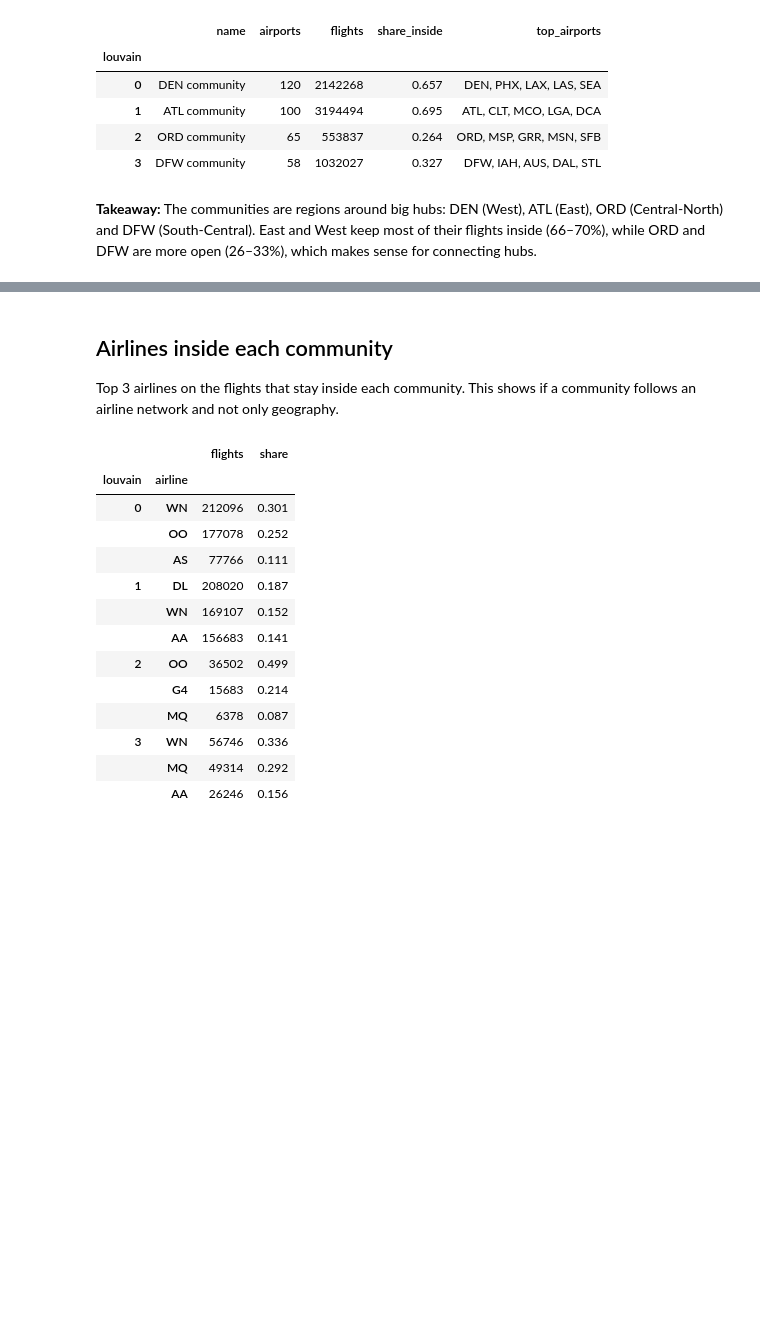
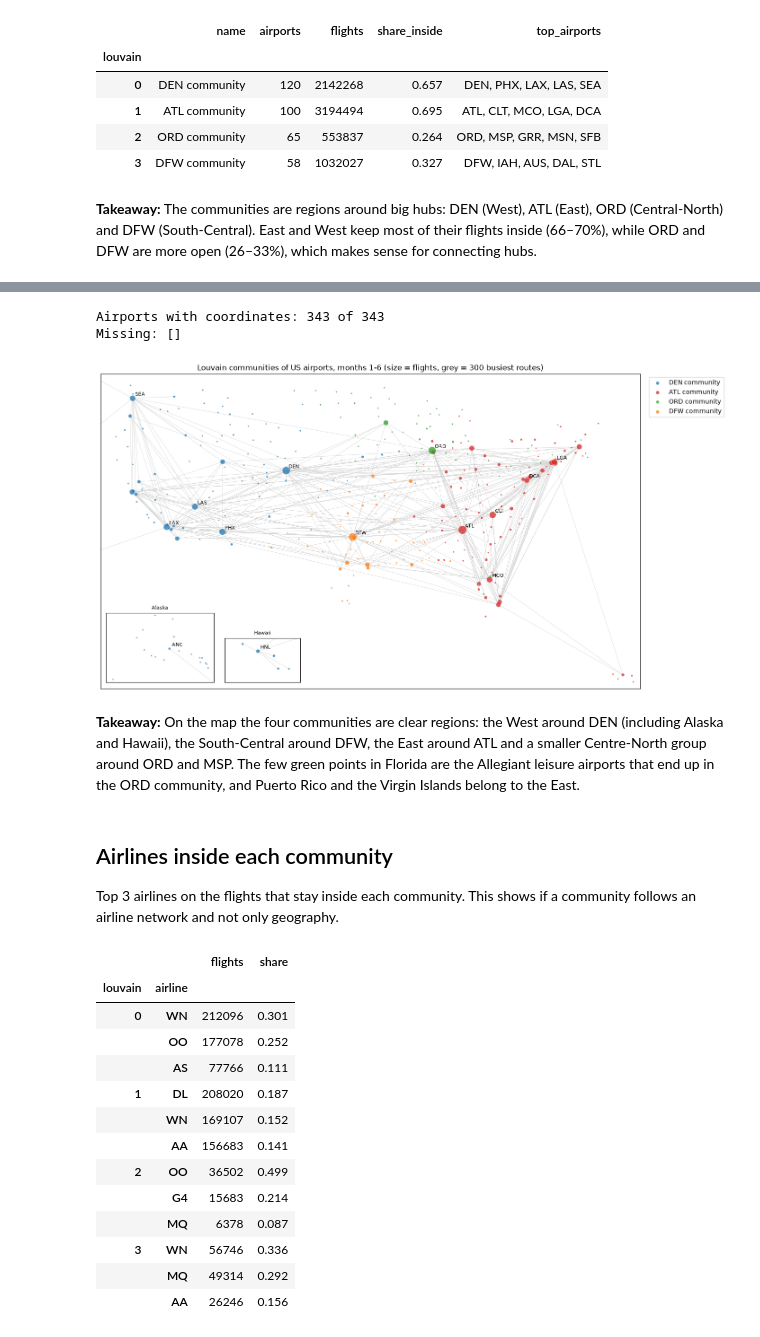
Before and after one commit to Smaash7/ComputationalToolsForDS, a Jupyter notebook: notebooks/03_airport_network.ipynb, the cells around one changed output, grey strips where cells are left out. Drawn from its saved outputs; the diff is of its cells as text; code cells hidden in the pictures; blank space fills up the shorter version.

Commit message:
RQ2: fit_communities for RQ3, community map, spectral

```diff
--- a/notebooks/03_airport_network.ipynb
+++ b/notebooks/03_airport_network.ipynb
@@ -231,3 +236,81 @@ summary.to_csv(TABLES_DIR / "03_louvain_communities.csv")
+# %%
+import airportsdata
+
+# coordinates only for drawing the map (airportsdata package, not used in any analysis)
+airport_info = airportsdata.load("IATA")
+
+missing = []
+for airport in airport_list:
+    if airport not in airport_info:
+        missing.append(airport)
+print("Airports with coordinates:", len(airport_list) - len(missing), "of", len(airport_list))
+print("Missing:", missing)
+
+# fill missing airports by hand here if needed: {"XXX": (lat, lon)}, with the source in a comment
+manual_coordinates = {}
+
+latitude = {}
+longitude = {}
+for airport in airport_list:
+    if airport in manual_coordinates:
+        latitude[airport], longitude[airport] = manual_coordinates[airport]
+    else:
+        latitude[airport] = airport_info[airport]["lat"]
+        longitude[airport] = airport_info[airport]["lon"]
+
+# a copy, so the coordinates do not end up in the airport table used by RQ3
+map_airports = airports.copy()
+map_airports["lat"] = map_airports["airport"].map(latitude)
+map_airports["lon"] = map_airports["airport"].map(longitude)
+map_airports["community_name"] = map_airports["louvain"].map(community_names).str.replace(" community", "")
+
+community_colours = {"DEN": "tab:blue", "ATL": "tab:red", "ORD": "tab:green", "DFW": "tab:orange"}
+
+# the 300 busiest routes, drawn in grey under the airports
+busiest_routes = sorted(graph.edges(data="flights"), key=lambda edge: edge[2], reverse=True)[:300]
+
+
+def draw_map(ax, lon_range, lat_range, label_airports):
+    for airport_a, airport_b, flights in busiest_routes:
+        ax.plot([longitude[airport_a], longitude[airport_b]], [latitude[airport_a], latitude[airport_b]],
+                color="lightgrey", linewidth=0.5, zorder=1)
+    for name, colour in community_colours.items():
+        in_community = map_airports[map_airports["community_name"] == name]
+        ax.scatter(in_community["lon"], in_community["lat"], s=5 + in_community["flights"] / 2000,
+                   color=colour, alpha=0.75, edgecolor="white", linewidth=0.3, label=name + " community", zorder=2)
+    for airport in label_airports:
+        ax.annotate(airport, (longitude[airport], latitude[airport]), xytext=(4, 4),
+                    textcoords="offset points", fontsize=8, zorder=3)
+    ax.set_xlim(lon_range)
+    ax.set_ylim(lat_range)
+    ax.set_xticks([])
+    ax.set_yticks([])
+
+
+busiest_airports = list(airports.nlargest(12, "flights")["airport"])
+
+fig = plt.figure(figsize=(12, 7))
+ax_main = fig.add_axes([0.0, 0.0, 1.0, 1.0])
+draw_map(ax_main, (-126, -64), (17, 50), busiest_airports)
+ax_main.set_title("Louvain communities of US airports, months 1-6 (size = flights, grey = 300 busiest routes)")
+ax_main.legend(loc="upper left", bbox_to_anchor=(1.01, 1), markerscale=0.6)
+
+# Alaska and Hawaii as small insets (Guam and Saipan are not shown)
+ax_alaska = fig.add_axes([0.01, 0.02, 0.2, 0.22])
+draw_map(ax_alaska, (-180, -129), (51, 72), ["ANC"])
+ax_alaska.set_title("Alaska", fontsize=8)
+ax_hawaii = fig.add_axes([0.23, 0.02, 0.14, 0.14])
+draw_map(ax_hawaii, (-161, -154), (18.5, 22.5), ["HNL"])
+ax_hawaii.set_title("Hawaii", fontsize=8)
+
+fig.savefig(FIGURES_DIR / "03_community_map.png", dpi=150, bbox_inches="tight")
+plt.show()
+# %% [output]
+Airports with coordinates: 343 of 343
+Missing: []
+[figure, added]
+# %% [markdown]
+**Takeaway:** On the map the four communities are clear regions: the West around DEN (including Alaska and Hawaii), the South-Central around DFW, the East around ATL and a smaller Centre-North group around ORD and MSP. The few green points in Florida are the Allegiant leisure airports that end up in the ORD community, and Puerto Rico and the Virgin Islands belong to the East.
 # %% [markdown]
 ## Airlines inside each community
 Top 3 airlines on the flights that stay inside each community. This shows if a community follows an airline network and not only geography.
```
Also changed, not shown: parts of 12 cells of this notebook, 7 other files.
